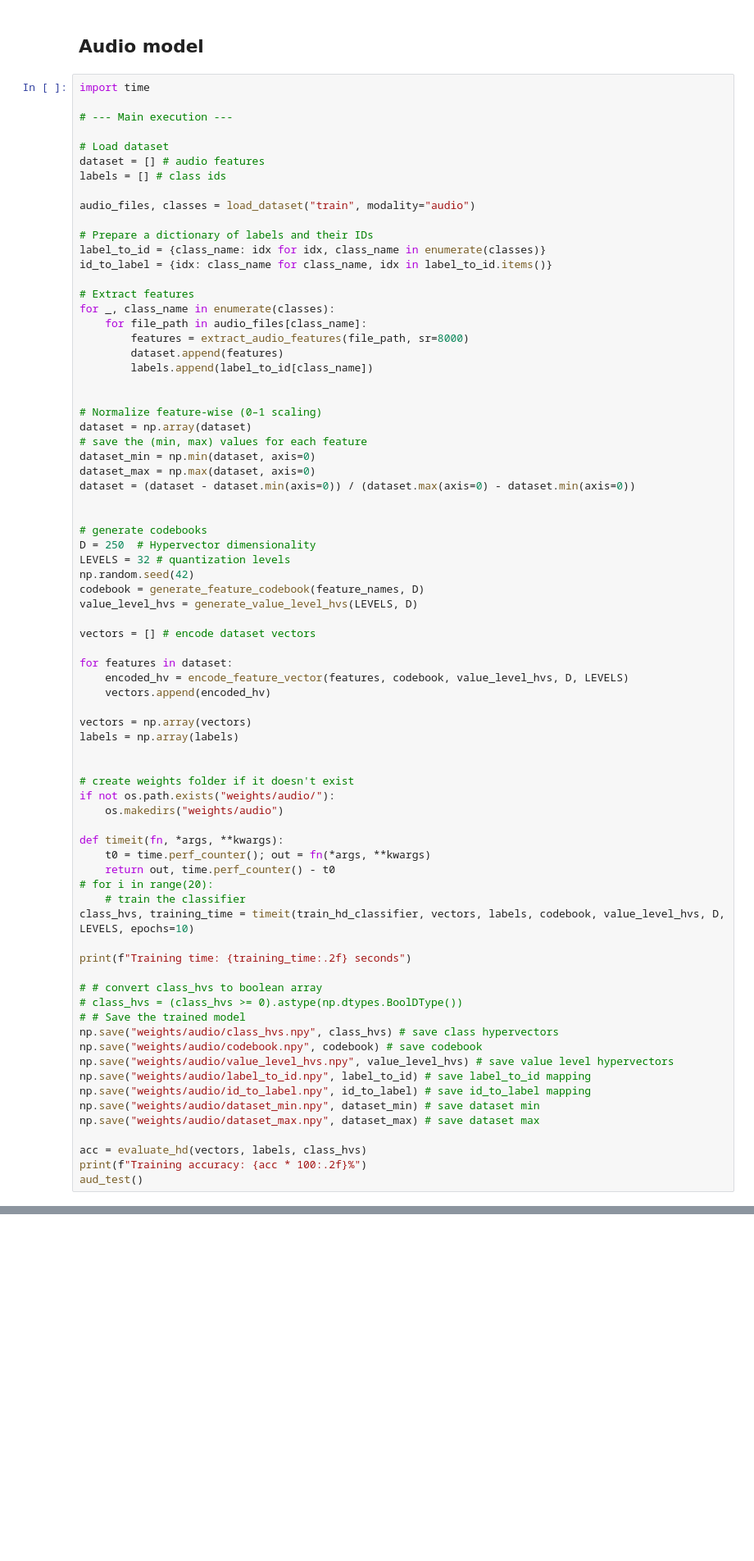
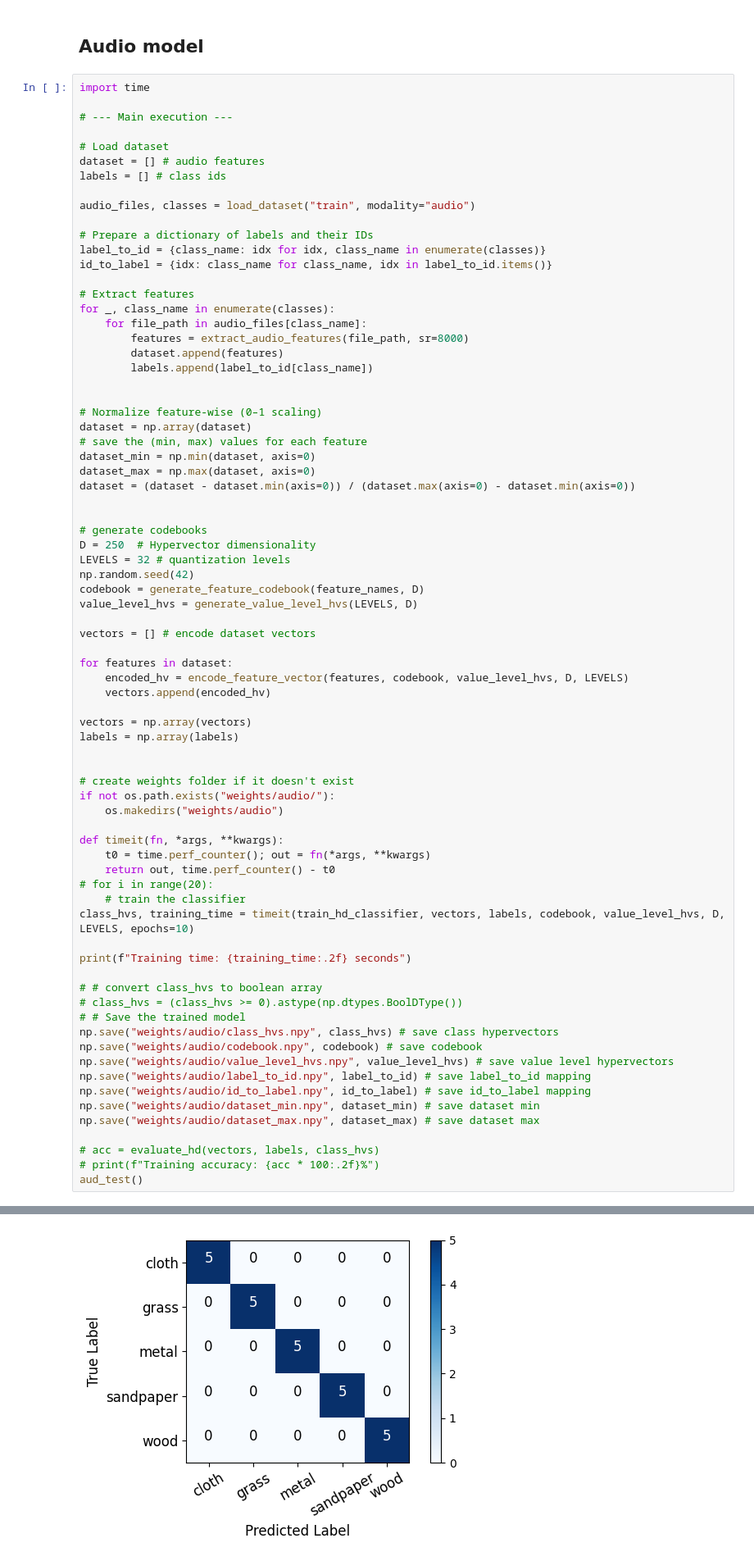
Before and after one commit to sevenseasofbri/terrain-classifier, a Jupyter notebook: hdc/test.ipynb, the cells around one changed output, grey strips where cells are left out. Shown at 82% size. Cells and saved outputs as stored; diff of their text form; blank space fills up the shorter version.

```diff
--- a/hdc/test.ipynb
+++ b/hdc/test.ipynb
@@ -454,8 +454,8 @@ np.save("weights/audio/id_to_label.npy", id_to_label) # save id_to_label mapping
 np.save("weights/audio/dataset_min.npy", dataset_min) # save dataset min
 np.save("weights/audio/dataset_max.npy", dataset_max) # save dataset max
 
-acc = evaluate_hd(vectors, labels, class_hvs)
-print(f"Training accuracy: {acc * 100:.2f}%")
+# acc = evaluate_hd(vectors, labels, class_hvs)
+# print(f"Training accuracy: {acc * 100:.2f}%")
 aud_test()
 # %% [output]
 Training time: 0.01 seconds
@@ -465,0 +462 @@ Testing accuracy: 100.00%
+[figure, added]
```
Also changed, not shown: parts of 7 cells of this notebook, 1 other file.
